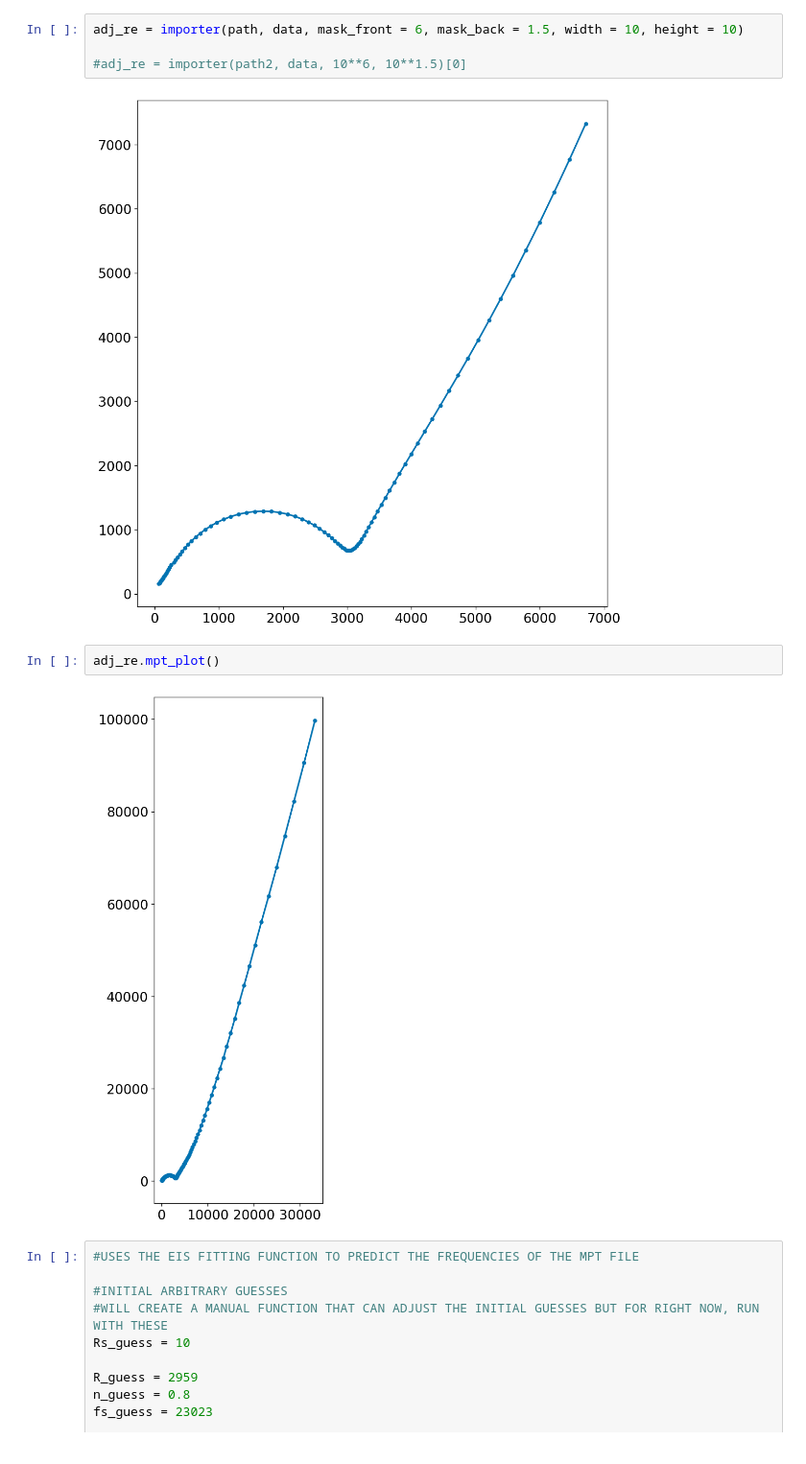
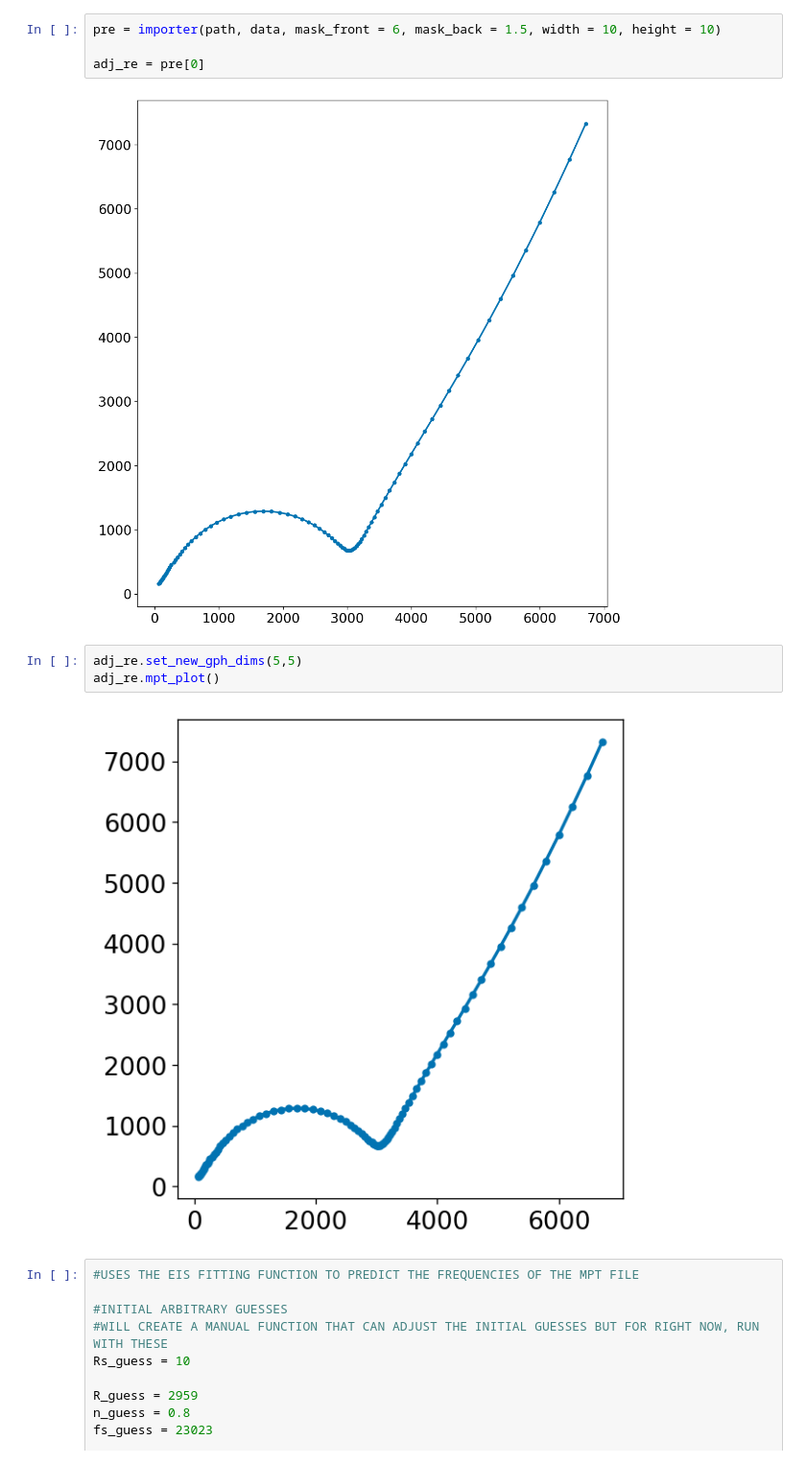
Before and after one commit to WildcatDiscovery/Kyler_Speed_Circuit, a Jupyter notebook: python_notebooks/linear_kk.ipynb, the cells around one changed output. Shown at 96% size. Drawn from its saved outputs; the diff is of its cells as text.

```diff
--- a/python_notebooks/linear_kk.ipynb
+++ b/python_notebooks/linear_kk.ipynb
@@ -8,15 +8,16 @@ data = ['DE_40_1_30.mpt']
 re = mpt_data(path, data)
 re2 = mpt_data(path2, data)
 # %%
-adj_re = importer(path, data, mask_front = 6, mask_back = 1.5, width = 10, height = 10)
+pre = importer(path, data, mask_front = 6, mask_back = 1.5, width = 10, height = 10)
 
-#adj_re = importer(path2, data, 10**6, 10**1.5)[0]
+adj_re = pre[0]
 # %% [output]
 [figure]
 # %%
+adj_re.set_new_gph_dims(5,5)
 adj_re.mpt_plot()
 # %% [output]
-[figure, old version]
+[figure, new version]
 # %%
 #USES THE EIS FITTING FUNCTION TO PREDICT THE FREQUENCIES OF THE MPT FILE
 
```
Also changed, not shown: 1 other file.
